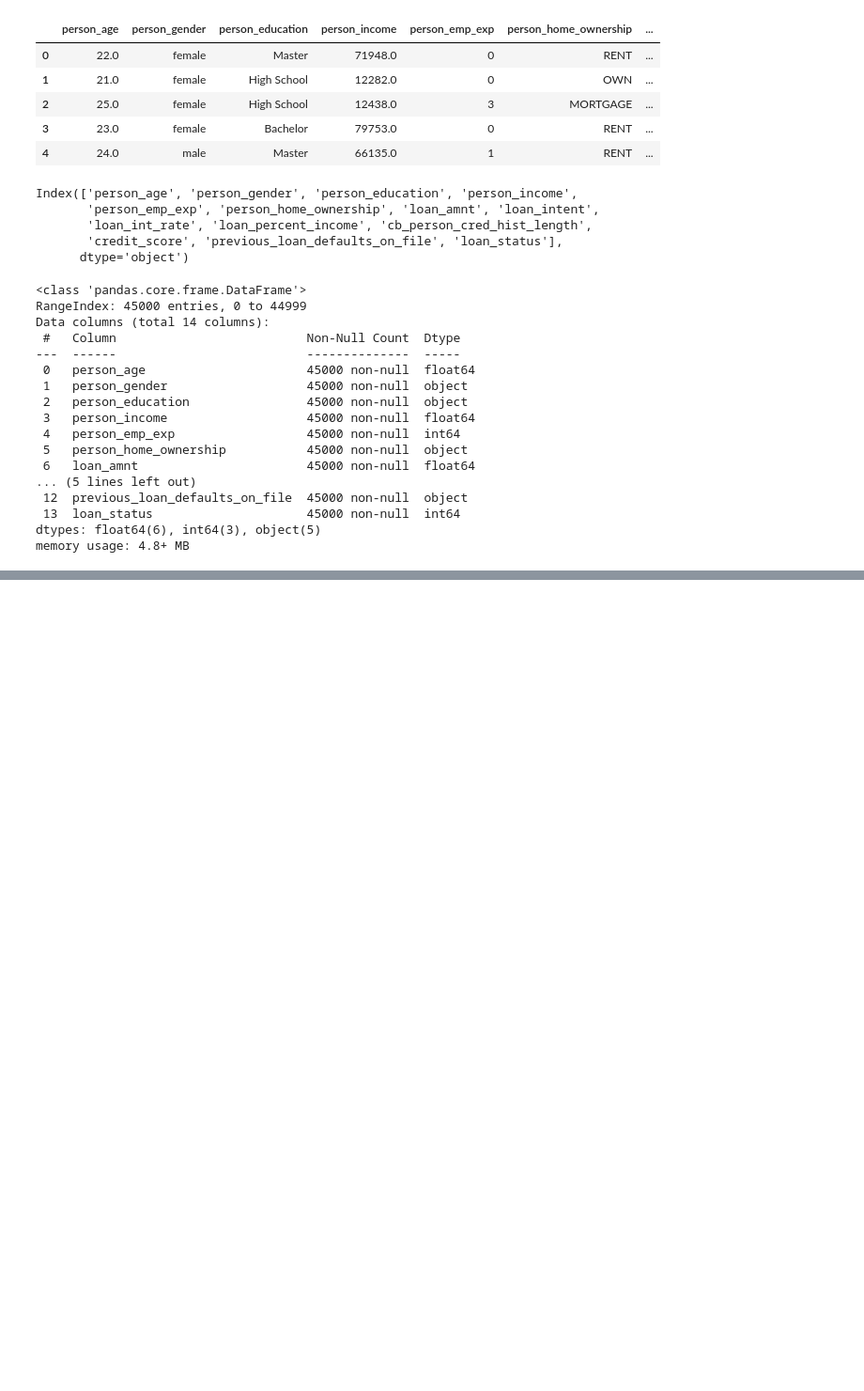
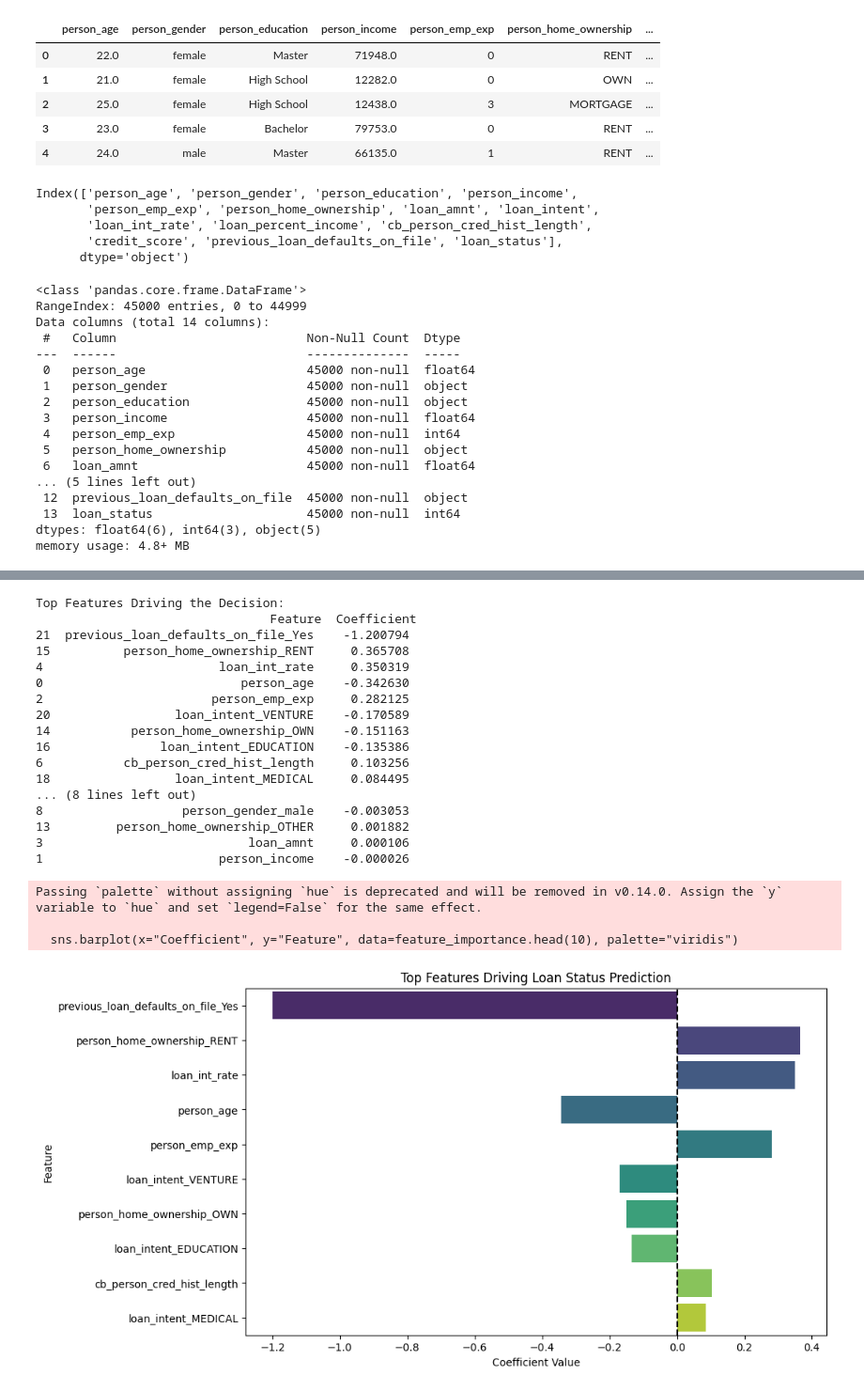
Before and after one commit to zhou1126/Marquette_teaching_finance, a Jupyter notebook: class3_loan_approval_classification.ipynb, the cells around one changed output, grey strips where cells are left out. Shown at 94% size. Saved outputs shown, nothing was run; the diff lists cells and outputs as text; code cells hidden in the pictures; blank space fills up the shorter version.

```diff
--- a/class3_loan_approval_classification.ipynb
+++ b/class3_loan_approval_classification.ipynb
@@ -312,0 +222,46 @@ ROC AUC Score: 0.7137154539173439
+# %%
+import numpy as np
+
+# Extract feature importance (coefficients)
+feature_importance = pd.DataFrame({
+    "Feature": selected_features,
+    "Coefficient": log_reg.coef_[0]  # Logistic Regression coefficients
+})
+
+# Sort by absolute value of coefficients
+feature_importance["Abs_Coefficient"] = np.abs(feature_importance["Coefficient"])
+feature_importance = feature_importance.sort_values(by="Abs_Coefficient", ascending=False)
+
+# Display the top features
+print("Top Features Driving the Decision:\n", feature_importance.drop(columns="Abs_Coefficient"))
+
+# Plot feature importance
+plt.figure(figsize=(10, 6))
+sns.barplot(x="Coefficient", y="Feature", data=feature_importance.head(10), palette="viridis")
+plt.title("Top Features Driving Loan Status Prediction")
+plt.xlabel("Coefficient Value")
+plt.ylabel("Feature")
+plt.axvline(x=0, color="black", linestyle="--")  # Reference line at 0
+plt.show()
+# %% [output]
+Top Features Driving the Decision:
+                                Feature  Coefficient
+21  previous_loan_defaults_on_file_Yes    -1.200794
+15          person_home_ownership_RENT     0.365708
+4                        loan_int_rate     0.350319
+0                           person_age    -0.342630
+2                       person_emp_exp     0.282125
+20                 loan_intent_VENTURE    -0.170589
+14           person_home_ownership_OWN    -0.151163
+16               loan_intent_EDUCATION    -0.135386
+6           cb_person_cred_hist_length     0.103256
+18                 loan_intent_MEDICAL     0.084495
+... (8 lines left out)
+8                   person_gender_male    -0.003053
+13         person_home_ownership_OTHER     0.001882
+3                            loan_amnt     0.000106
+1                        person_income    -0.000026
+Passing `palette` without assigning `hue` is deprecated and will be removed in v0.14.0. Assign the `y` variable to `hue` and set `legend=False` for the same effect.
+
+  sns.barplot(x="Coefficient", y="Feature", data=feature_importance.head(10), palette="viridis")
+[figure, added]
```
Also changed, not shown: parts of 13 cells of this notebook.
